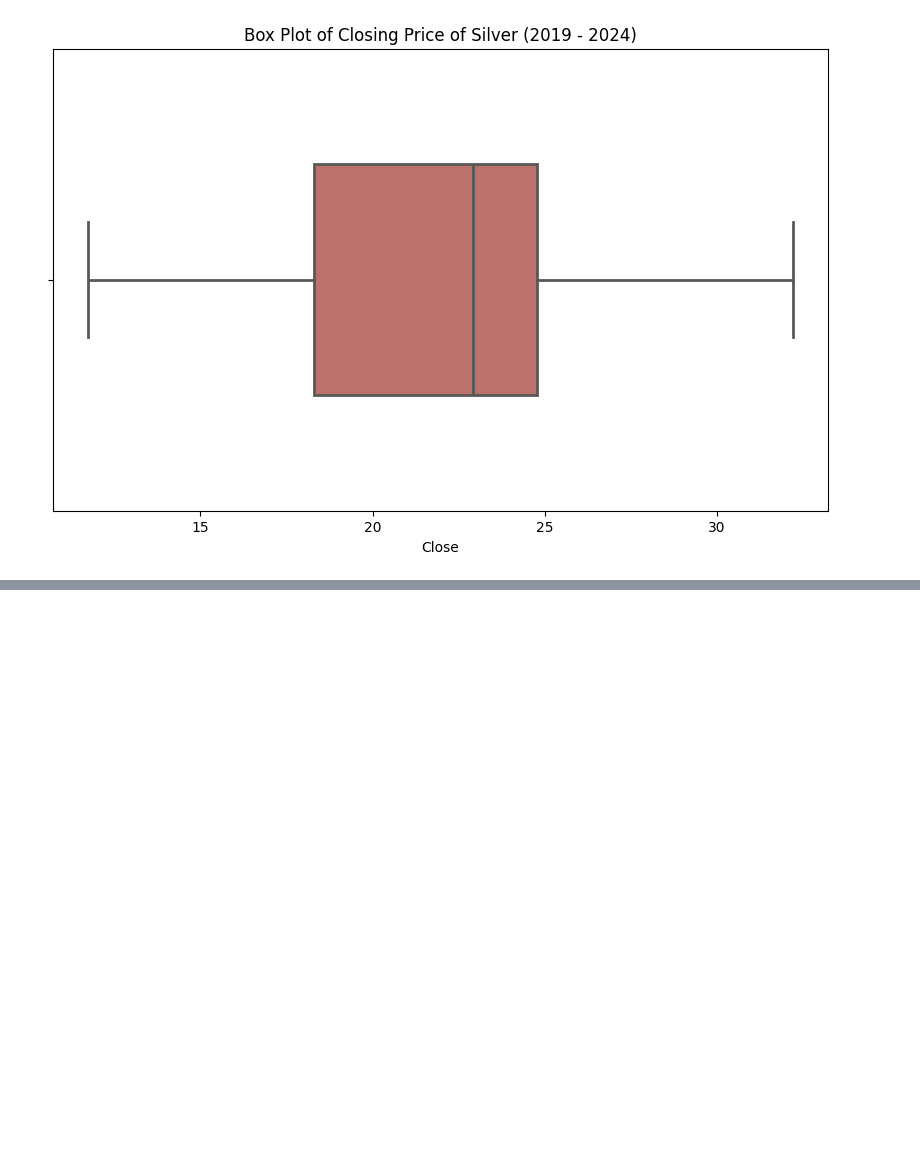
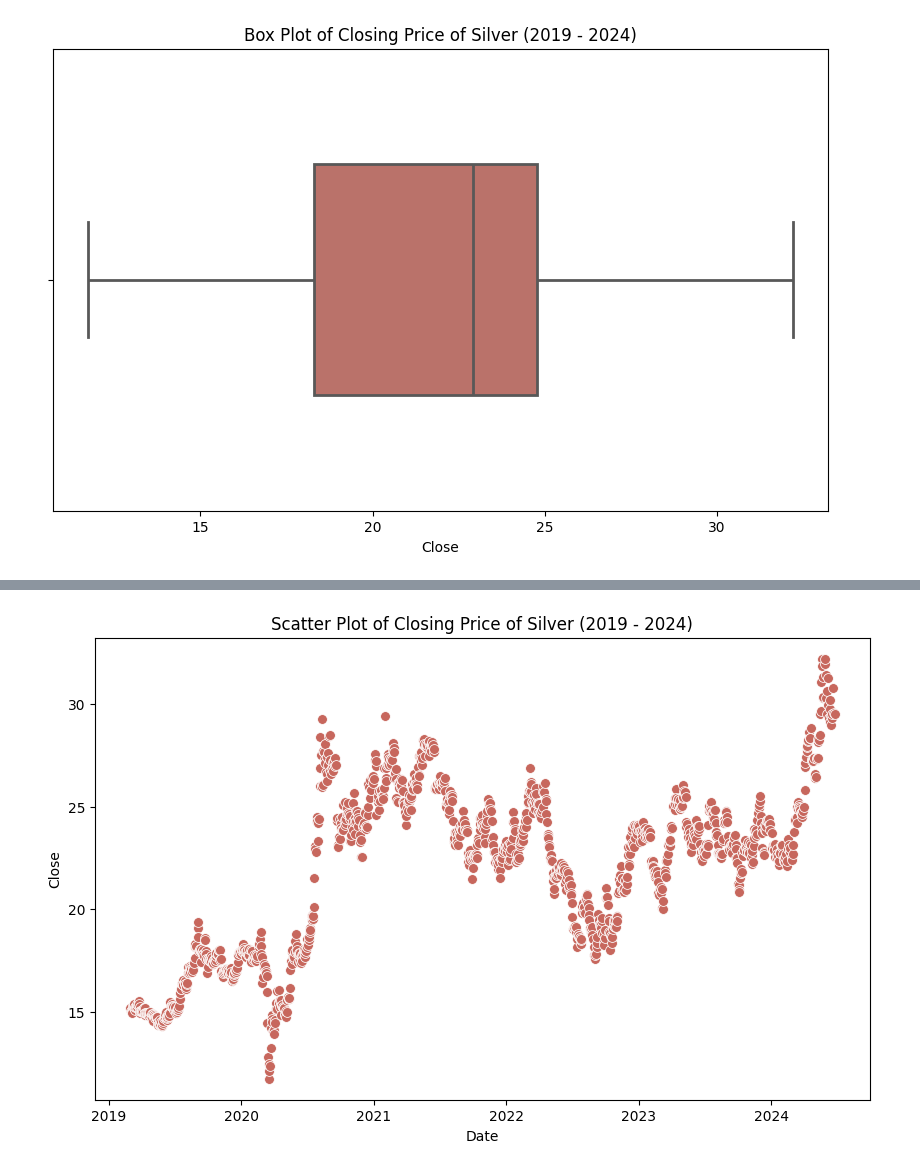
Before and after one commit to gnaht1/STAT3013.-P12_Nhom4, a Jupyter notebook: Common_Items/Python/Silver.ipynb, the cells around one changed output, grey strips where cells are left out. Drawn from its saved outputs; the diff is of its cells as text; code cells hidden in the pictures; blank space fills up the shorter version.

```diff
--- a/Common_Items/Python/Silver.ipynb
+++ b/Common_Items/Python/Silver.ipynb
@@ -94,0 +100,14 @@ plt.show()
+# %%
+import matplotlib.pyplot as plt
+import seaborn as sns
+
+# Scatter Plot
+plt.figure(figsize=(10, 6))
+sns.scatterplot(x=df['date'], y=df['close'], color='#c7675d', s=50)  # `s` là kích thước điểm
+
+plt.title('Scatter Plot of Closing Price of Silver (2019 - 2024)')
+plt.xlabel('Date')
+plt.ylabel('Close')
+plt.show()
+# %% [output]
+[figure, added]
```
Also changed, not shown: parts of 3 cells of this notebook, 8 other files.
